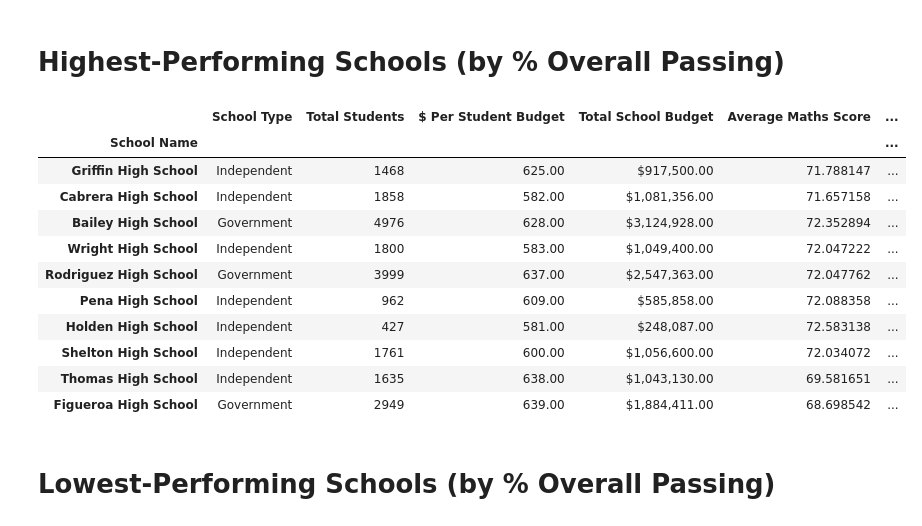
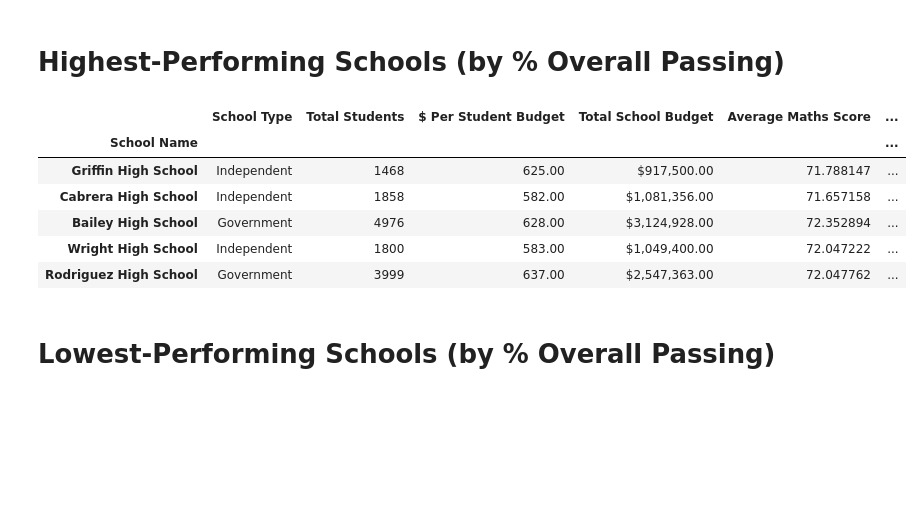
Before and after one commit to rtTAP/pandas-challenge, a Jupyter notebook: PyCitySchoolsMain.ipynb, the cells around one changed output. Drawn from its saved outputs; the diff is of its cells as text; code cells hidden in the pictures; blank space fills up the shorter version.

```diff
--- a/PyCitySchoolsMain.ipynb
+++ b/PyCitySchoolsMain.ipynb
@@ -210,20 +210,15 @@ school_summary
 # %%
 # Sort in descending order and diplay top 5 rows
 top_schools = school_summary.sort_values('% Overall Passing', ascending = False)
-top_schools.head(10)
+top_schools.head(5)
 # %% [output]
 |  | School Type | Total Students | $ Per Student Budget | Total School Budget | Average Maths Score | ... |
 | School Name |  |  |  |  |  | ... |
 | Griffin High School | Independent | 1468 | 625.00 | $917,500.00 | 71.788147 | ... |
 | Cabrera High School | Independent | 1858 | 582.00 | $1,081,356.00 | 71.657158 | ... |
 | Bailey High School | Government | 4976 | 628.00 | $3,124,928.00 | 72.352894 | ... |
 | Wright High School | Independent | 1800 | 583.00 | $1,049,400.00 | 72.047222 | ... |
 | Rodriguez High School | Government | 3999 | 637.00 | $2,547,363.00 | 72.047762 | ... |
-| Pena High School | Independent | 962 | 609.00 | $585,858.00 | 72.088358 | ... |
-| Holden High School | Independent | 427 | 581.00 | $248,087.00 | 72.583138 | ... |
-| Shelton High School | Independent | 1761 | 600.00 | $1,056,600.00 | 72.034072 | ... |
-| Thomas High School | Independent | 1635 | 638.00 | $1,043,130.00 | 69.581651 | ... |
-| Figueroa High School | Government | 2949 | 639.00 | $1,884,411.00 | 68.698542 | ... |
 # %% [markdown]
 # Lowest-Performing Schools (by % Overall Passing)
 # %%
```
